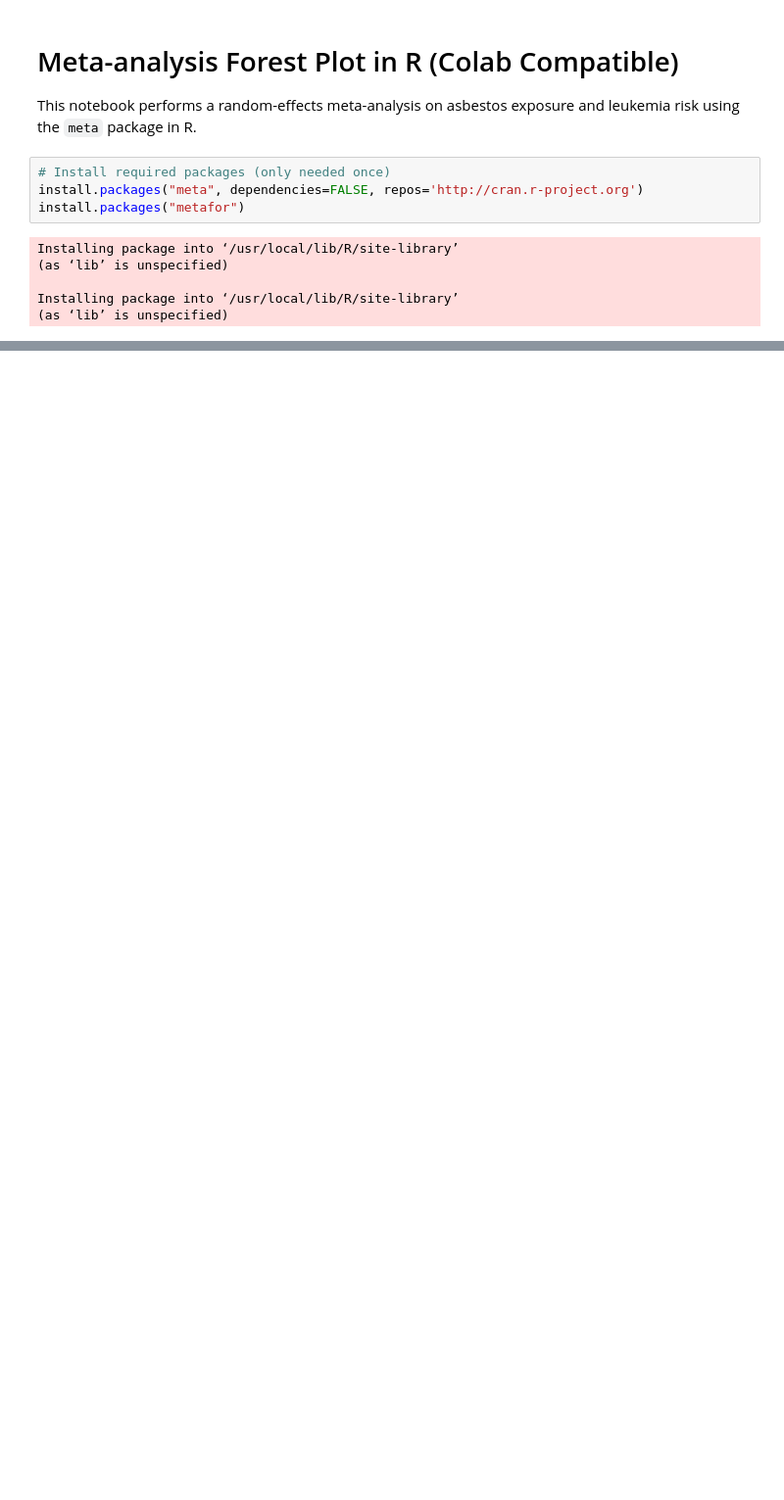
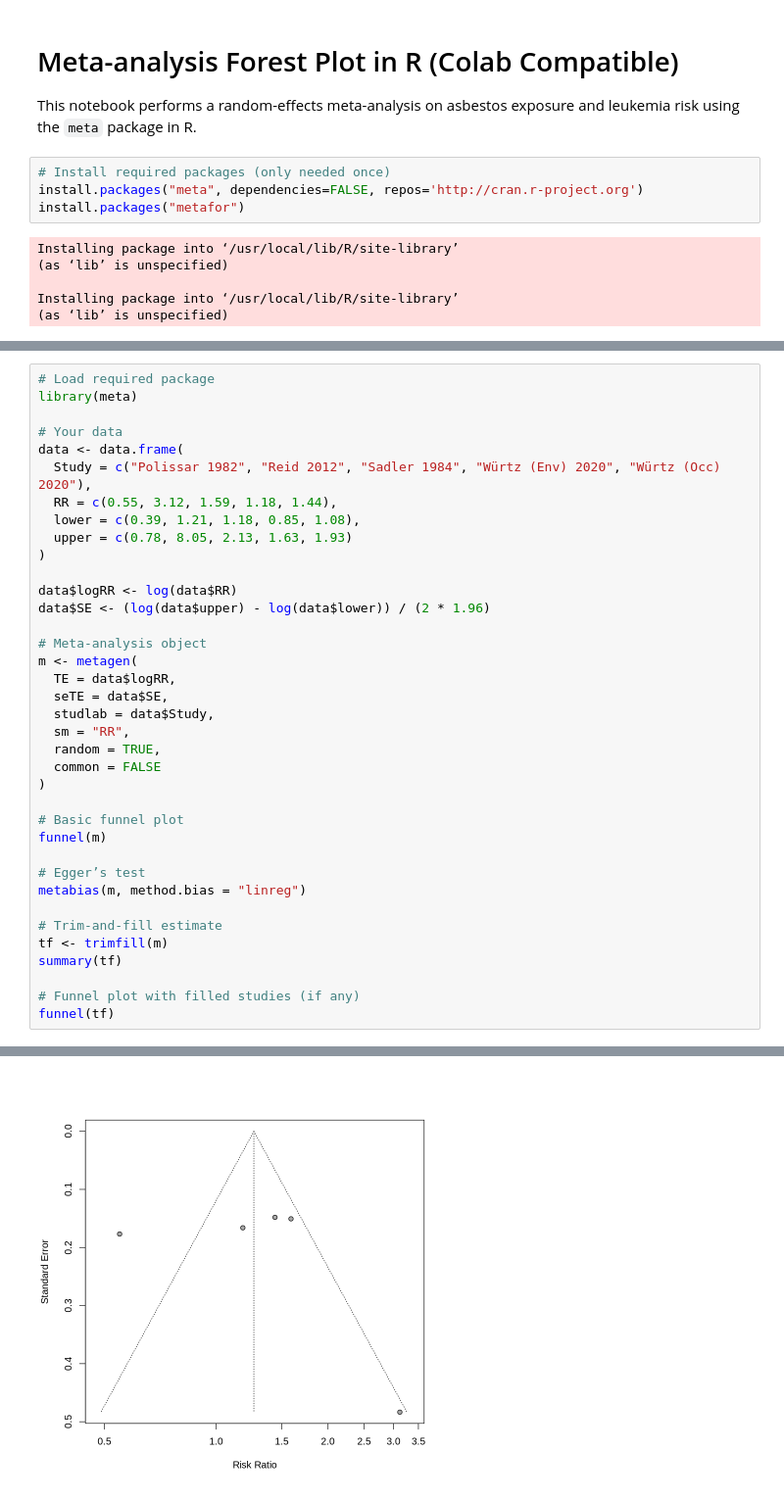
Before and after one commit to geopayme/AstroPhysics, a Jupyter notebook: Asbestos_Leukemia_ForestPlot_R.ipynb, the cells around one changed output, grey strips where cells are left out. Shown at 98% size. Drawn from its saved outputs; the diff is of its cells as text; blank space fills up the shorter version.

```diff
--- a/Asbestos_Leukemia_ForestPlot_R.ipynb
+++ b/Asbestos_Leukemia_ForestPlot_R.ipynb
@@ -56,0 +80,38 @@ forest(
+# %%
+# Load required package
+library(meta)
+
+# Your data
+data <- data.frame(
+  Study = c("Polissar 1982", "Reid 2012", "Sadler 1984", "Würtz (Env) 2020", "Würtz (Occ) 2020"),
+  RR = c(0.55, 3.12, 1.59, 1.18, 1.44),
+  lower = c(0.39, 1.21, 1.18, 0.85, 1.08),
+  upper = c(0.78, 8.05, 2.13, 1.63, 1.93)
+)
+
+data$logRR <- log(data$RR)
+data$SE <- (log(data$upper) - log(data$lower)) / (2 * 1.96)
+
+# Meta-analysis object
+m <- metagen(
+  TE = data$logRR,
+  seTE = data$SE,
+  studlab = data$Study,
+  sm = "RR",
+  random = TRUE,
+  common = FALSE
+)
+
+# Basic funnel plot
+funnel(m)
+
+# Egger’s test
+metabias(m, method.bias = "linreg")
+
+# Trim-and-fill estimate
+tf <- trimfill(m)
+summary(tf)
+
+# Funnel plot with filled studies (if any)
+funnel(tf)
+# %% [output]
@@ -56,0 +137 @@ forest(
+[figure, added]
```
Also changed, not shown: parts of 5 cells of this notebook.
